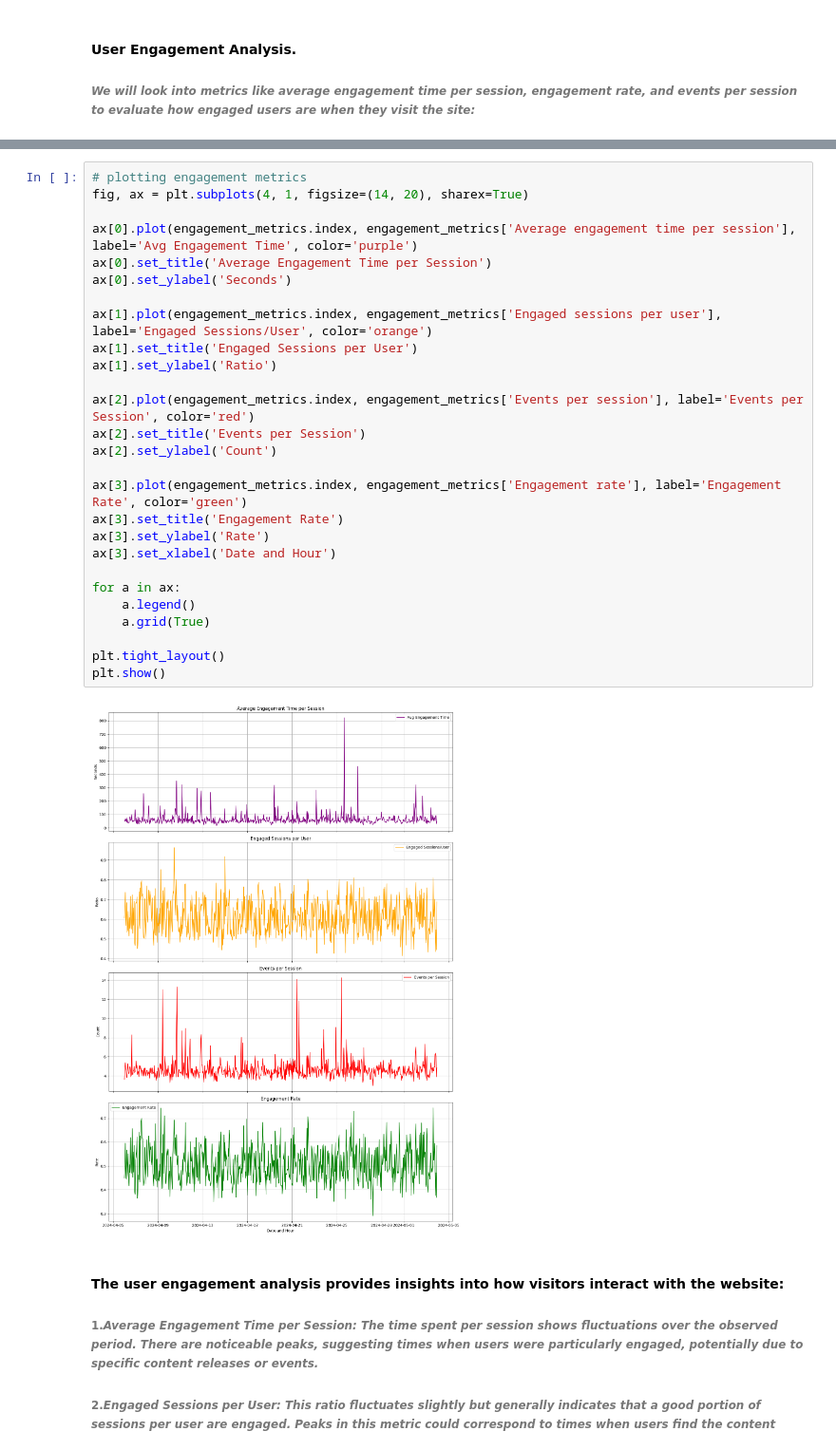
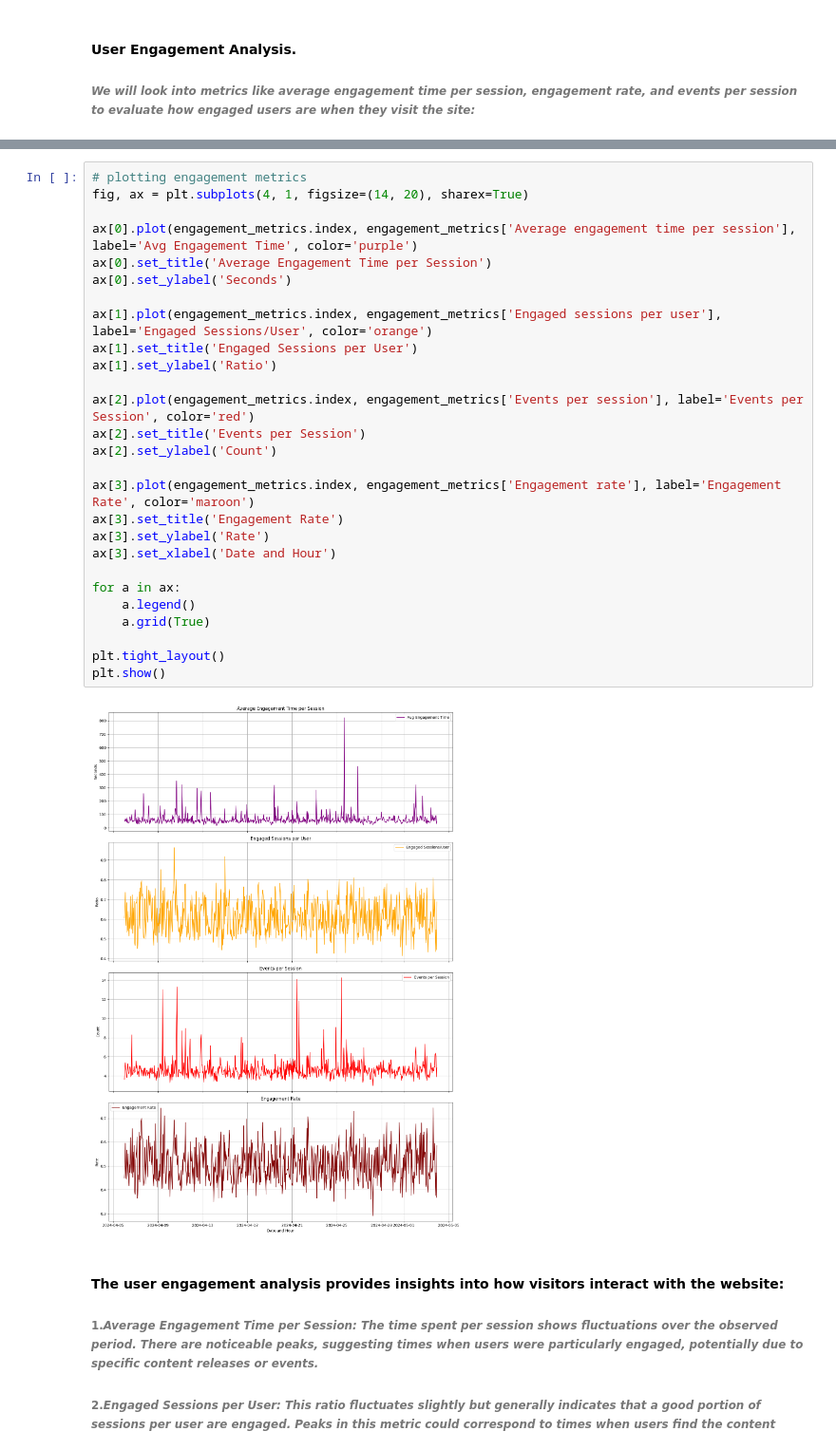
Before and after one commit to bhaskarharshit/Website-Performance-Analysis, a Jupyter notebook: Web_Performance_Analysis.ipynb, the cells around one changed output, grey strips where cells are left out. Shown at 95% size. Drawn from its saved outputs; the diff is of its cells as text.

```diff
--- a/Web_Performance_Analysis.ipynb
+++ b/Web_Performance_Analysis.ipynb
@@ -167,32 +154,32 @@ engagement_metrics.head(5)
 # %%
 # plotting engagement metrics
 fig, ax = plt.subplots(4, 1, figsize=(14, 20), sharex=True)
 
 ax[0].plot(engagement_metrics.index, engagement_metrics['Average engagement time per session'], label='Avg Engagement Time', color='purple')
 ax[0].set_title('Average Engagement Time per Session')
 ax[0].set_ylabel('Seconds')
 
 ax[1].plot(engagement_metrics.index, engagement_metrics['Engaged sessions per user'], label='Engaged Sessions/User', color='orange')
 ax[1].set_title('Engaged Sessions per User')
 ax[1].set_ylabel('Ratio')
 
 ax[2].plot(engagement_metrics.index, engagement_metrics['Events per session'], label='Events per Session', color='red')
 ax[2].set_title('Events per Session')
 ax[2].set_ylabel('Count')
 
-ax[3].plot(engagement_metrics.index, engagement_metrics['Engagement rate'], label='Engagement Rate', color='green')
+ax[3].plot(engagement_metrics.index, engagement_metrics['Engagement rate'], label='Engagement Rate', color='maroon')
 ax[3].set_title('Engagement Rate')
 ax[3].set_ylabel('Rate')
 ax[3].set_xlabel('Date and Hour')
 
 for a in ax:
     a.legend()
     a.grid(True)
 
 plt.tight_layout()
 plt.show()
 # %% [output]
-[figure, old version]
+[figure, new version]
 # %% [markdown]
 #### The user engagement analysis provides insights into how visitors interact with the website:
 
```
Also changed, not shown: parts of 1 cell of this notebook.
